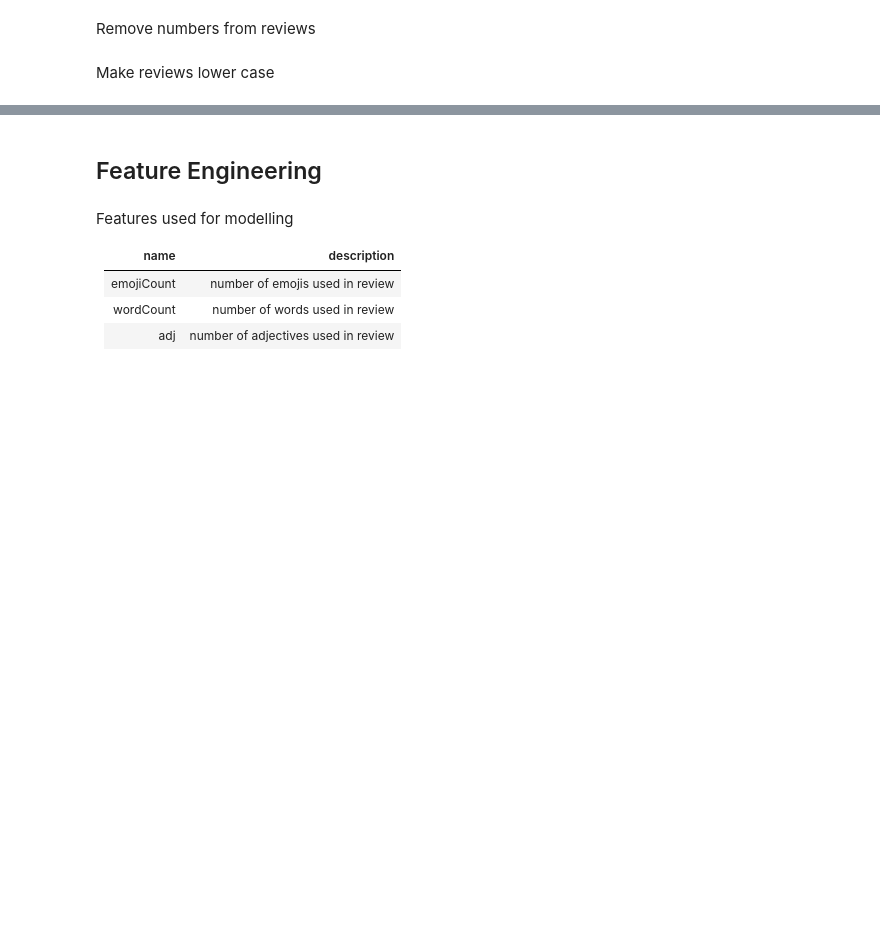
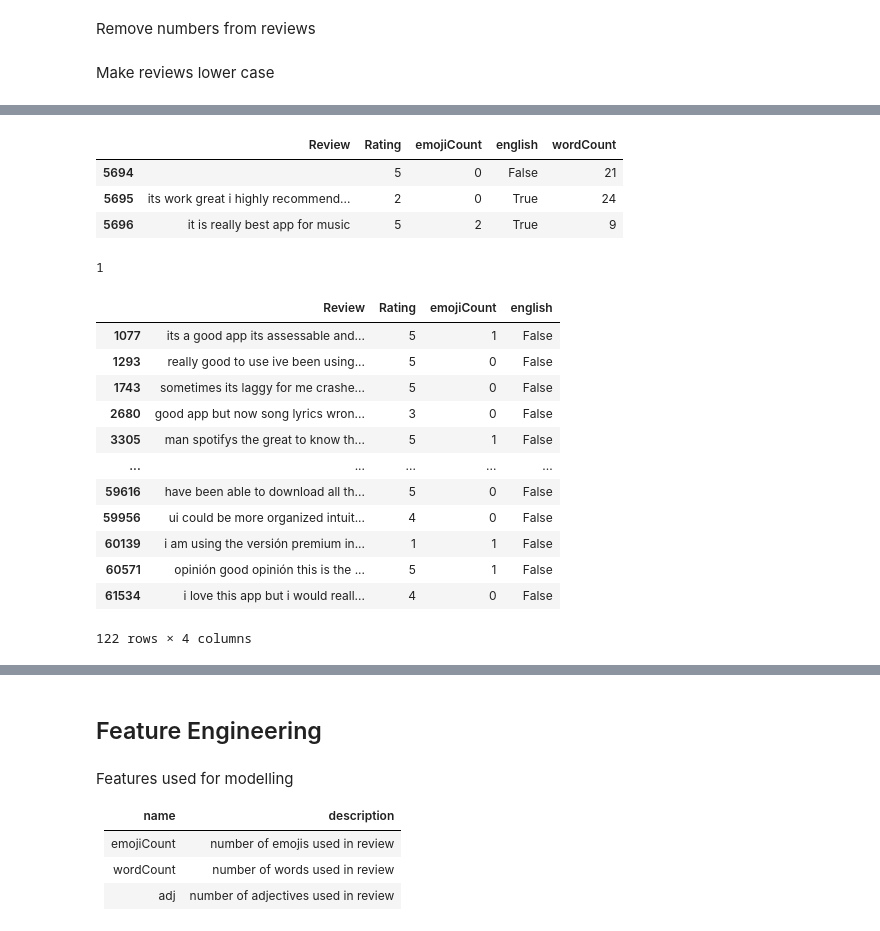
Before and after one commit to huimarco/spotify-rating-prediction, a Jupyter notebook: spotify_rating_prediction.ipynb, the cells around one changed output, grey strips where cells are left out. Saved outputs shown, nothing was run; the diff lists cells and outputs as text; code cells hidden in the pictures; blank space fills up the shorter version.

```diff
--- a/spotify_rating_prediction.ipynb
+++ b/spotify_rating_prediction.ipynb
@@ -116,0 +169,2 @@ data['Review'] = data['Review'].str.lower()
+# %%
+data['wordCount'] = data['stripped'].str.len()
@@ -116,0 +179,2 @@ data['Review'] = data['Review'].str.lower()
+# %%
+data['wordCount'] = data['stripped'].str.count(' ') + 1
@@ -116,0 +191,4 @@ data['Review'] = data['Review'].str.lower()
+# %%
+data['Review'] = data['Review'].apply(lambda x : TextBlob(x))
+# %%
+data['wordCount'] = data['Review'].str.count(' ') + 1
@@ -116,0 +203,27 @@ data['Review'] = data['Review'].str.lower()
+# %%
+data[5694:5697]
+# %% [output]
+|  | Review | Rating | emojiCount | english | wordCount |
+| 5694 |  | 5 | 0 | False | 21 |
+| 5695 | its work great i highly recommend... | 2 | 0 | True | 24 |
+| 5696 | it is really best app for music | 5 | 2 | True | 9 |
+# %%
+len(data[5694:5695]['Review'])
+# %% [output]
+1
+# %%
+data[data['english']==False]
+# %% [output]
+|  | Review | Rating | emojiCount | english |
+| 1077 | its a good app its assessable and... | 5 | 1 | False |
+| 1293 | really good to use ive been using... | 5 | 0 | False |
+| 1743 | sometimes its laggy for me crashe... | 5 | 0 | False |
+| 2680 | good app but now song lyrics wron... | 3 | 0 | False |
+| 3305 | man spotifys the great to know th... | 5 | 1 | False |
+| ... | ... | ... | ... | ... |
+| 59616 | have been able to download all th... | 5 | 0 | False |
+| 59956 | ui could be more organized intuit... | 4 | 0 | False |
+| 60139 | i am using the versión premium in... | 1 | 1 | False |
+| 60571 | opinión good opinión this is the ... | 5 | 1 | False |
+| 61534 | i love this app but i would reall... | 4 | 0 | False |
+122 rows × 4 columns
```
Also changed, not shown: parts of 46 cells of this notebook.
